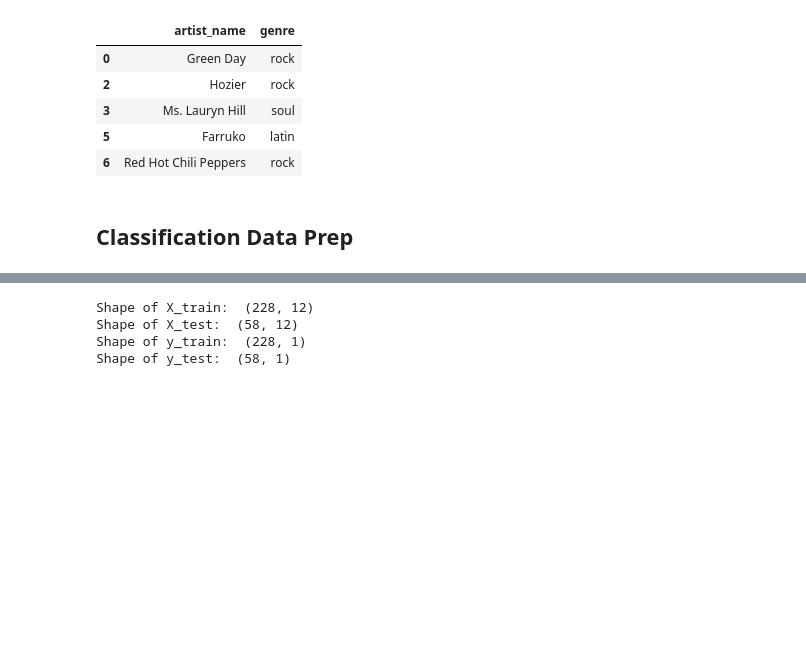
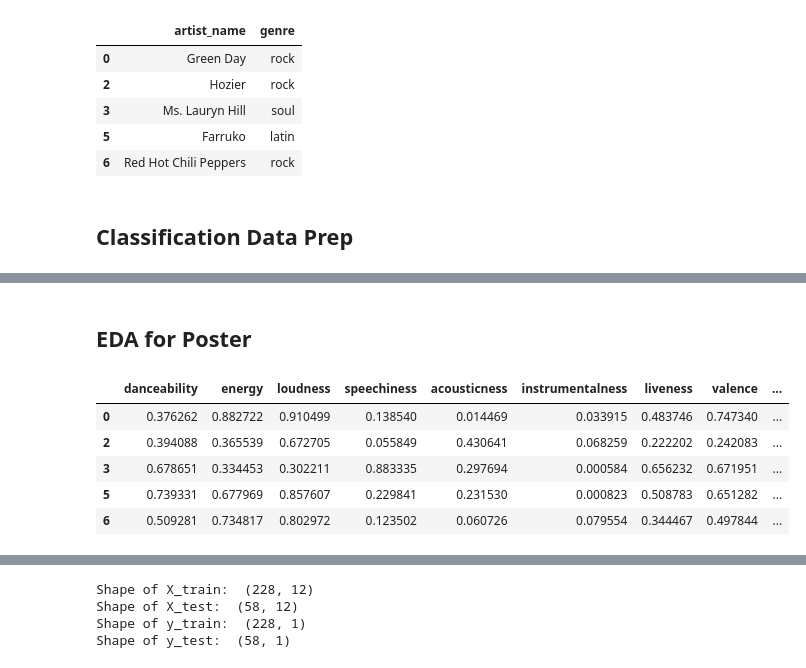
Before and after one commit to jbrismor/DSAN5300, a Jupyter notebook: docs/artist_genre_classification.ipynb, the cells around one changed output, grey strips where cells are left out. Drawn from its saved outputs; the diff is of its cells as text; code cells hidden in the pictures; blank space fills up the shorter version.

Commit message:
completed eda for poster

```diff
--- a/docs/artist_genre_classification.ipynb
+++ b/docs/artist_genre_classification.ipynb
@@ -660,3 +660,21 @@ artists.head(20)
 | 24 | Lainey Wilson | 6tPHARSq45lQ8BSALCfkFC | 0.563334 | 0.608218 | 0.816559 | 0.036439 | 0.189743 | 0.007006 | ... |
 | 25 | Shakira | 0EmeFodog0BfCgMzAIvKQp | 0.752965 | 0.584818 | 0.766473 | 0.104487 | 0.293047 | 0.006276 | ... |
 | 26 | Chuck Berry | 293zczrfYafIItmnmM3coR | 0.620380 | 0.499815 | 0.446541 | 0.120037 | 0.657953 | 0.233899 | ... |
+# %% [markdown]
+## EDA for Poster
+# %%
+# save artists as df to avoid overwriting
+df = artists
+
+# drop artist_name and artist_id
+df.drop(['artist_name', 'artist_id', 'key', 'duration_ms', 'key', 'major'], axis=1, inplace=True)
+
+# what does the data look like now?
+df.head()
+# %% [output]
+|  | danceability | energy | loudness | speechiness | acousticness | instrumentalness | liveness | valence | ... |
+| 0 | 0.376262 | 0.882722 | 0.910499 | 0.138540 | 0.014469 | 0.033915 | 0.483746 | 0.747340 | ... |
+| 2 | 0.394088 | 0.365539 | 0.672705 | 0.055849 | 0.430641 | 0.068259 | 0.222202 | 0.242083 | ... |
+| 3 | 0.678651 | 0.334453 | 0.302211 | 0.883335 | 0.297694 | 0.000584 | 0.656232 | 0.671951 | ... |
+| 5 | 0.739331 | 0.677969 | 0.857607 | 0.229841 | 0.231530 | 0.000823 | 0.508783 | 0.651282 | ... |
+| 6 | 0.509281 | 0.734817 | 0.802972 | 0.123502 | 0.060726 | 0.079554 | 0.344467 | 0.497844 | ... |
```
Also changed, not shown: parts of 2 cells of this notebook, 5 other files.
